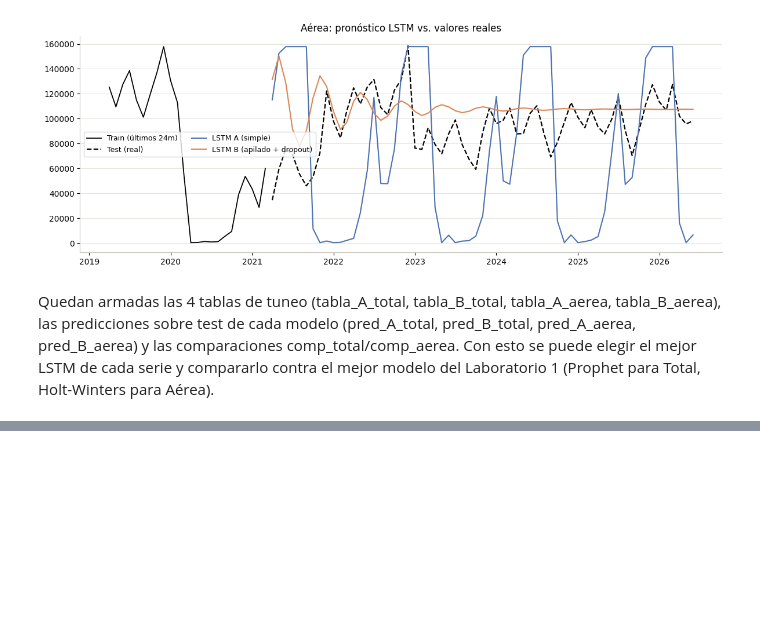
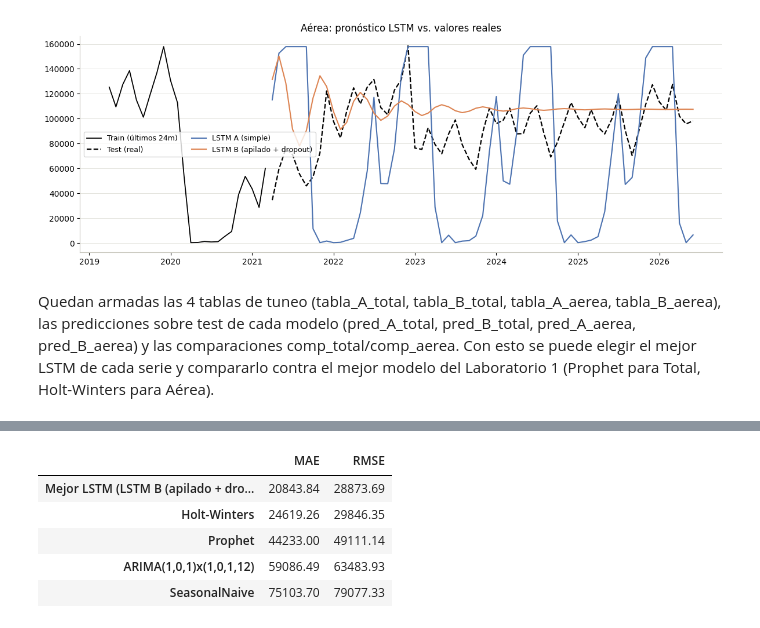
Before and after one commit to erickguerra2/LAB02-DATA, a Jupyter notebook: 01_modelos_lstm.ipynb, the cells around one changed output, grey strips where cells are left out. Drawn from its saved outputs; the diff is of its cells as text; code cells hidden in the pictures; blank space fills up the shorter version.

```diff
--- a/01_modelos_lstm.ipynb
+++ b/01_modelos_lstm.ipynb
@@ -386,0 +450,11 @@ Quedan armadas las 4 tablas de tuneo (tabla_A_total, tabla_B_total, tabla_A_aere
+# %%
+comparacion_aerea = pd.DataFrame({**metrics_lab1_aerea, f'Mejor LSTM ({ganador_aerea})': mejor_metrics_aerea}).T
+comparacion_aerea = comparacion_aerea.sort_values('RMSE').round(2)
+comparacion_aerea
+# %% [output]
+|  | MAE | RMSE |
+| Mejor LSTM (LSTM B (apilado + dro... | 20843.84 | 28873.69 |
+| Holt-Winters | 24619.26 | 29846.35 |
+| Prophet | 44233.00 | 49111.14 |
+| ARIMA(1,0,1)x(1,0,1,12) | 59086.49 | 63483.93 |
+| SeasonalNaive | 75103.70 | 79077.33 |
```
Also changed, not shown: parts of 6 cells of this notebook.
